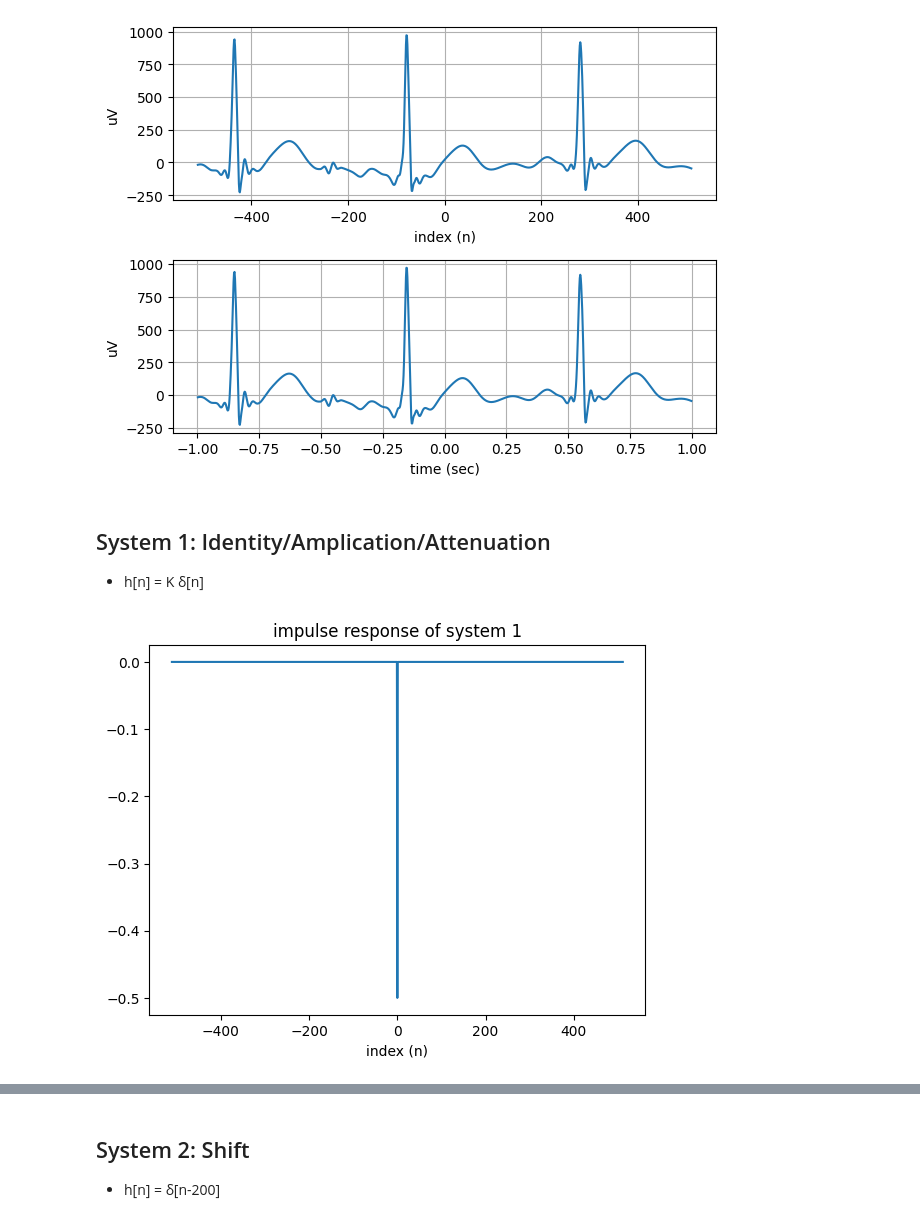
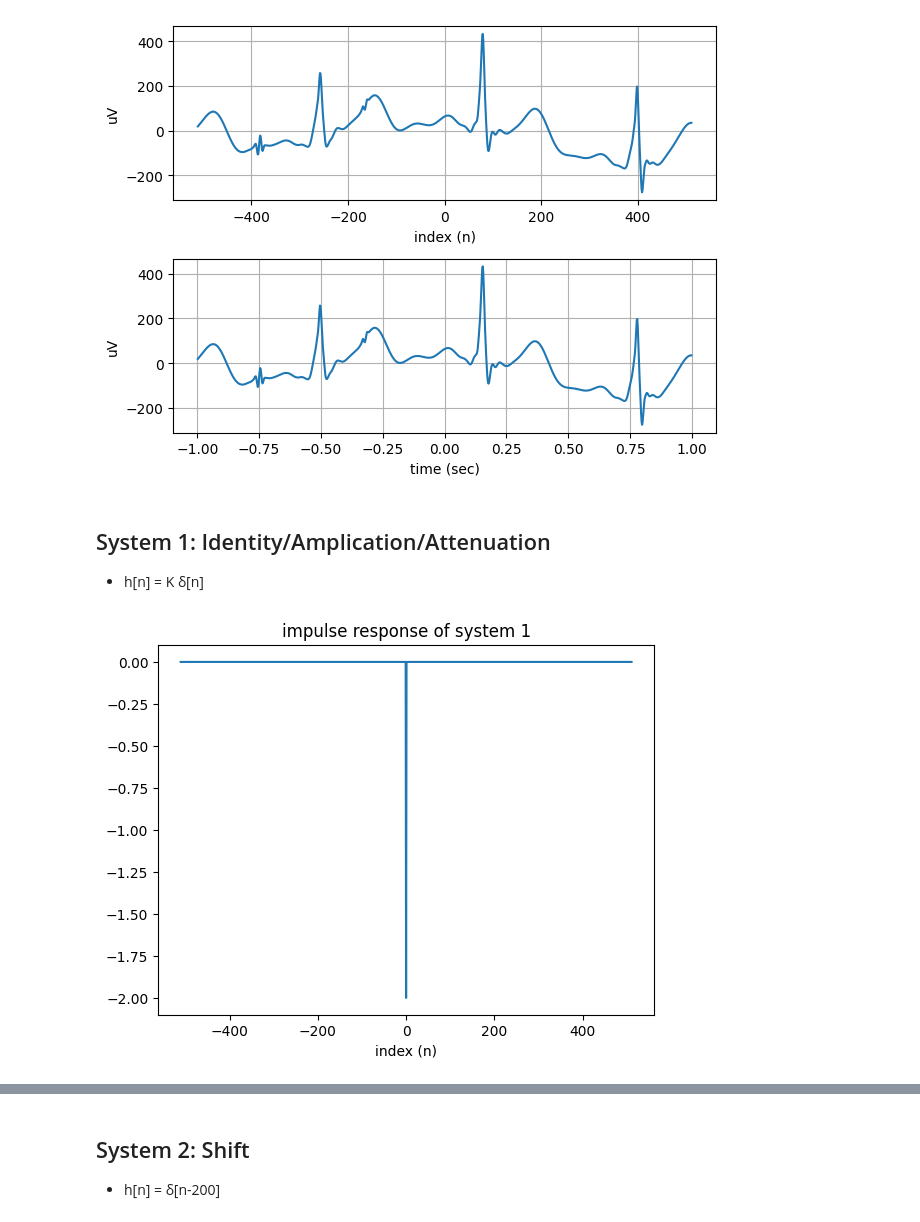
Before and after one commit to hufsaim/T10302201, a Jupyter notebook: notebook/Lab02_excel.ipynb, the cells around one changed output, grey strips where cells are left out. Cells and saved outputs as stored; diff of their text form; code cells hidden in the pictures.

```diff
--- a/notebook/Lab02_excel.ipynb
+++ b/notebook/Lab02_excel.ipynb
@@ -5,7 +5,7 @@ import numpy as np
 import matplotlib.pyplot as plt
 import pandas as pd
 # %%
-h = pd.read_excel('정혜교_512Hz_1.xlsx')
+h = pd.read_excel('홍길동_512.32Hz_1.xlsx')
 myecg = h.iloc[1:,1].to_numpy()
 myecg.shape
 t0 = int(myecg.shape[0]/2)
@@ -37,20 +31,20 @@ plt.tight_layout()
 
 plt.show()
 # %% [output]
-[figure, old version]
+[figure, new version]
 # %% [markdown]
 ## System 1: Identity/Amplication/Attenuation
 - h[n] = K δ[n]
 # %%
-K = -0.5
+K = -2
 h = np.zeros(x.shape)
 h[n0] = K
 plt.plot(n,h)
 plt.xlabel('index (n)')
 plt.title('impulse response of system 1')
 plt.show()
 # %% [output]
-[figure, old version]
+[figure, new version]
 # %%
 y = np.convolve(x,h,'same')
 
```
Also changed, not shown: parts of 8 cells of this notebook.
